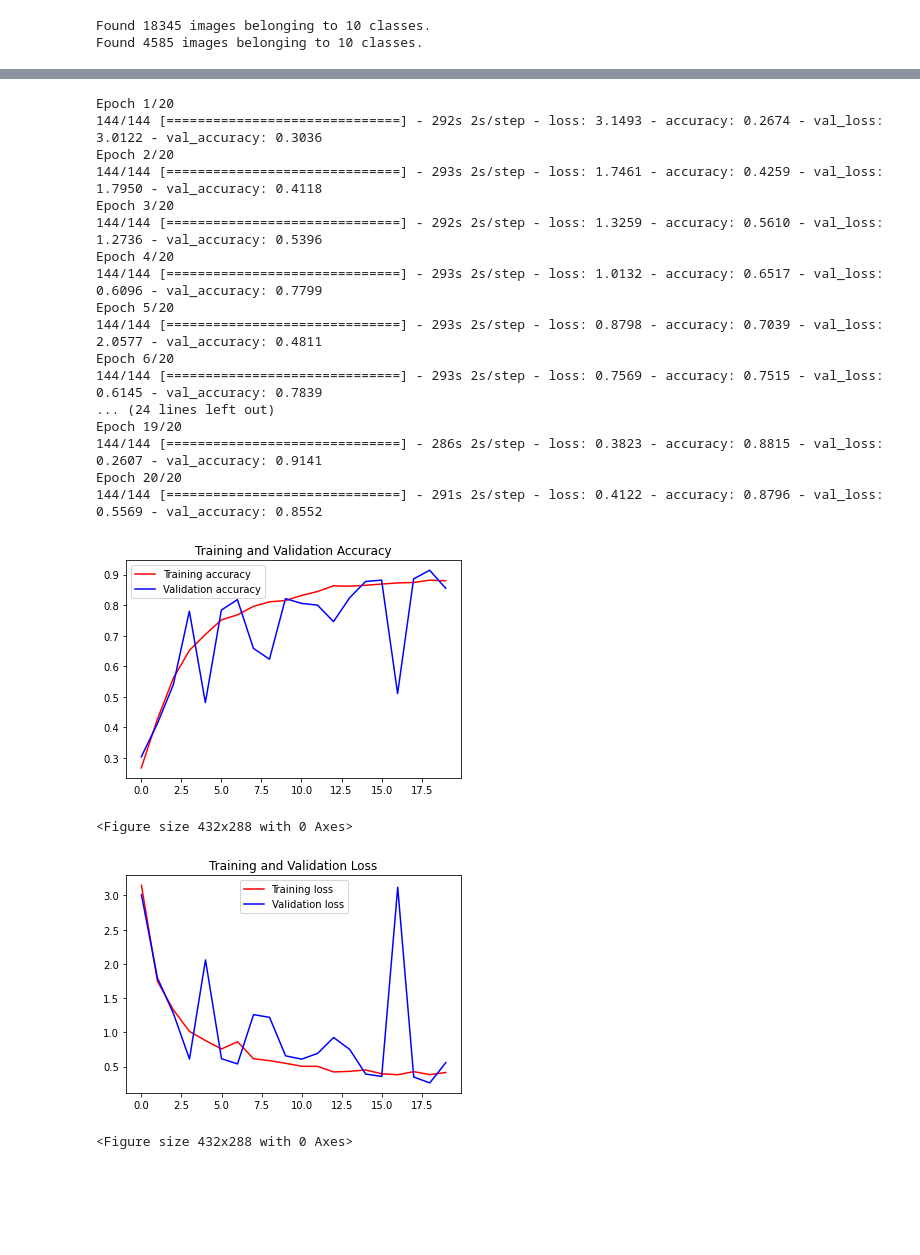
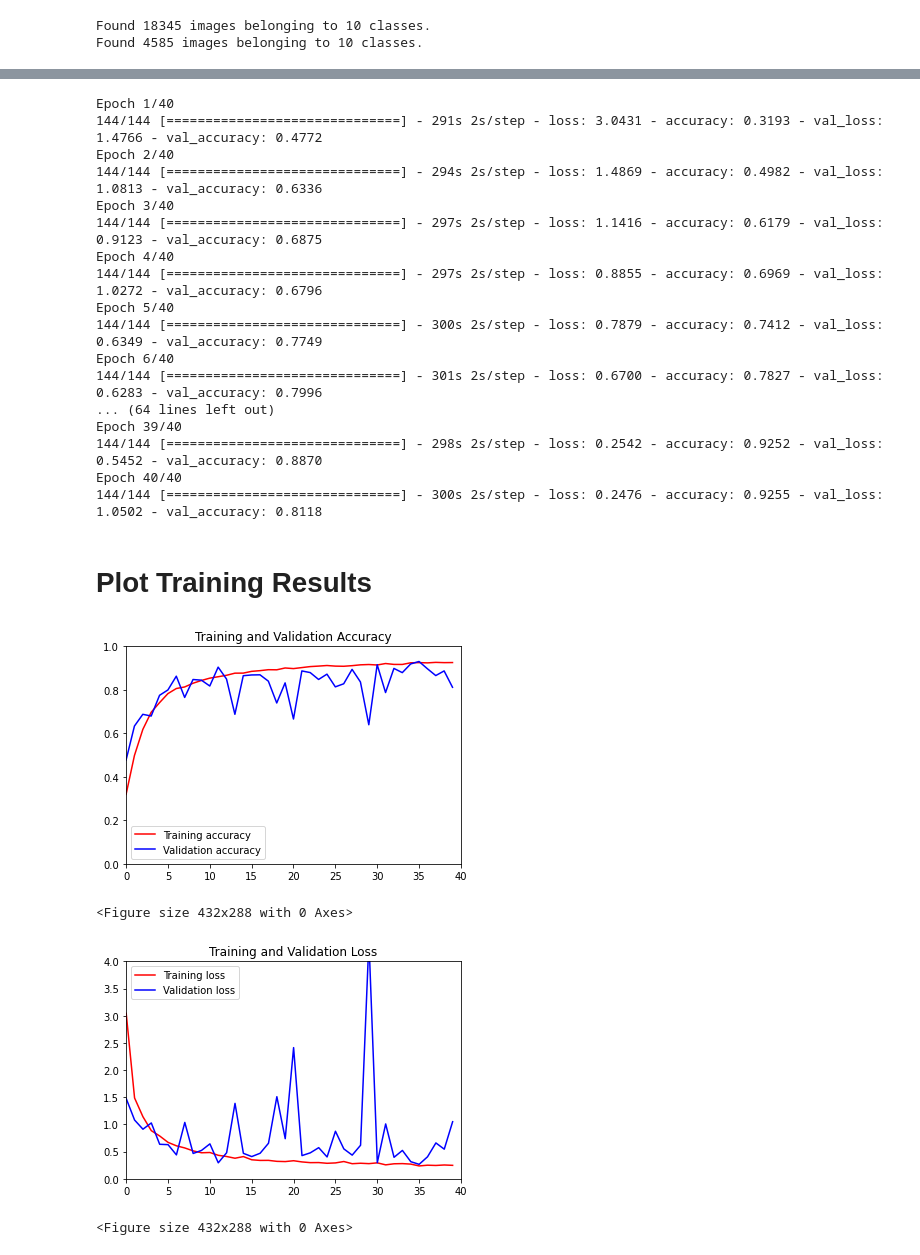
Before and after one commit to jibrilhp/TomatoPlantDiseases, a Jupyter notebook: Baseline_CNN.ipynb, the cells around one changed output, grey strips where cells are left out. Saved outputs shown, nothing was run; the diff lists cells and outputs as text; code cells hidden in the pictures; blank space fills up the shorter version.

```diff
--- a/Baseline_CNN.ipynb
+++ b/Baseline_CNN.ipynb
@@ -105,46 +95,52 @@ model.compile(loss = 'categorical_crossentropy', optimizer='RMSprop', metrics=['
 # %%
-history = model.fit(train_generator, epochs=20, validation_data = validation_generator)
+history = model.fit(train_generator, epochs=40, validation_data=validation_generator)
 # %% [output]
-Epoch 1/20
-144/144 [==============================] - 292s 2s/step - loss: 3.1493 - accuracy: 0.2674 - val_loss: 3.0122 - val_accuracy: 0.3036
-Epoch 2/20
-144/144 [==============================] - 293s 2s/step - loss: 1.7461 - accuracy: 0.4259 - val_loss: 1.7950 - val_accuracy: 0.4118
-Epoch 3/20
-144/144 [==============================] - 292s 2s/step - loss: 1.3259 - accuracy: 0.5610 - val_loss: 1.2736 - val_accuracy: 0.5396
-Epoch 4/20
-144/144 [==============================] - 293s 2s/step - loss: 1.0132 - accuracy: 0.6517 - val_loss: 0.6096 - val_accuracy: 0.7799
-Epoch 5/20
-144/144 [==============================] - 293s 2s/step - loss: 0.8798 - accuracy: 0.7039 - val_loss: 2.0577 - val_accuracy: 0.4811
-Epoch 6/20
-144/144 [==============================] - 293s 2s/step - loss: 0.7569 - accuracy: 0.7515 - val_loss: 0.6145 - val_accuracy: 0.7839
-... (24 lines left out)
-Epoch 19/20
-144/144 [==============================] - 286s 2s/step - loss: 0.3823 - accuracy: 0.8815 - val_loss: 0.2607 - val_accuracy: 0.9141
-Epoch 20/20
-144/144 [==============================] - 291s 2s/step - loss: 0.4122 - accuracy: 0.8796 - val_loss: 0.5569 - val_accuracy: 0.8552
+Epoch 1/40
+144/144 [==============================] - 291s 2s/step - loss: 3.0431 - accuracy: 0.3193 - val_loss: 1.4766 - val_accuracy: 0.4772
+Epoch 2/40
+144/144 [==============================] - 294s 2s/step - loss: 1.4869 - accuracy: 0.4982 - val_loss: 1.0813 - val_accuracy: 0.6336
+Epoch 3/40
+144/144 [==============================] - 297s 2s/step - loss: 1.1416 - accuracy: 0.6179 - val_loss: 0.9123 - val_accuracy: 0.6875
+Epoch 4/40
+144/144 [==============================] - 297s 2s/step - loss: 0.8855 - accuracy: 0.6969 - val_loss: 1.0272 - val_accuracy: 0.6796
+Epoch 5/40
+144/144 [==============================] - 300s 2s/step - loss: 0.7879 - accuracy: 0.7412 - val_loss: 0.6349 - val_accuracy: 0.7749
+Epoch 6/40
+144/144 [==============================] - 301s 2s/step - loss: 0.6700 - accuracy: 0.7827 - val_loss: 0.6283 - val_accuracy: 0.7996
+... (64 lines left out)
+Epoch 39/40
+144/144 [==============================] - 298s 2s/step - loss: 0.2542 - accuracy: 0.9252 - val_loss: 0.5452 - val_accuracy: 0.8870
+Epoch 40/40
+144/144 [==============================] - 300s 2s/step - loss: 0.2476 - accuracy: 0.9255 - val_loss: 1.0502 - val_accuracy: 0.8118
+# %% [markdown]
+# **Plot Training Results**
 # %%
 acc = history.history['accuracy']
 val_acc = history.history['val_accuracy']
 loss = history.history['loss']
 val_loss = history.history['val_loss']
 
 epochs = range(len(acc))
 
+plt.ylim(0, 1)
+plt.xlim(0, 40)
 plt.plot(epochs, acc, 'r', label='Training accuracy')
 plt.plot(epochs, val_acc, 'b', label='Validation accuracy')
 plt.title('Training and Validation Accuracy')
 plt.legend(loc=0)
 plt.figure()
 plt.show()
 
+plt.ylim(0, 4)
+plt.xlim(0, 40)
 plt.plot(epochs, loss, 'r', label='Training loss')
 plt.plot(epochs, val_loss, 'b', label='Validation loss')
 plt.title('Training and Validation Loss')
 plt.legend(loc=0)
 plt.figure()
 plt.show()
 # %% [output]
-[figure, old version]
+[figure, new version]
 <Figure size 432x288 with 0 Axes>
-[figure, old version]
+[figure, new version]
 <Figure size 432x288 with 0 Axes>
```
Also changed, not shown: parts of 20 cells of this notebook.
